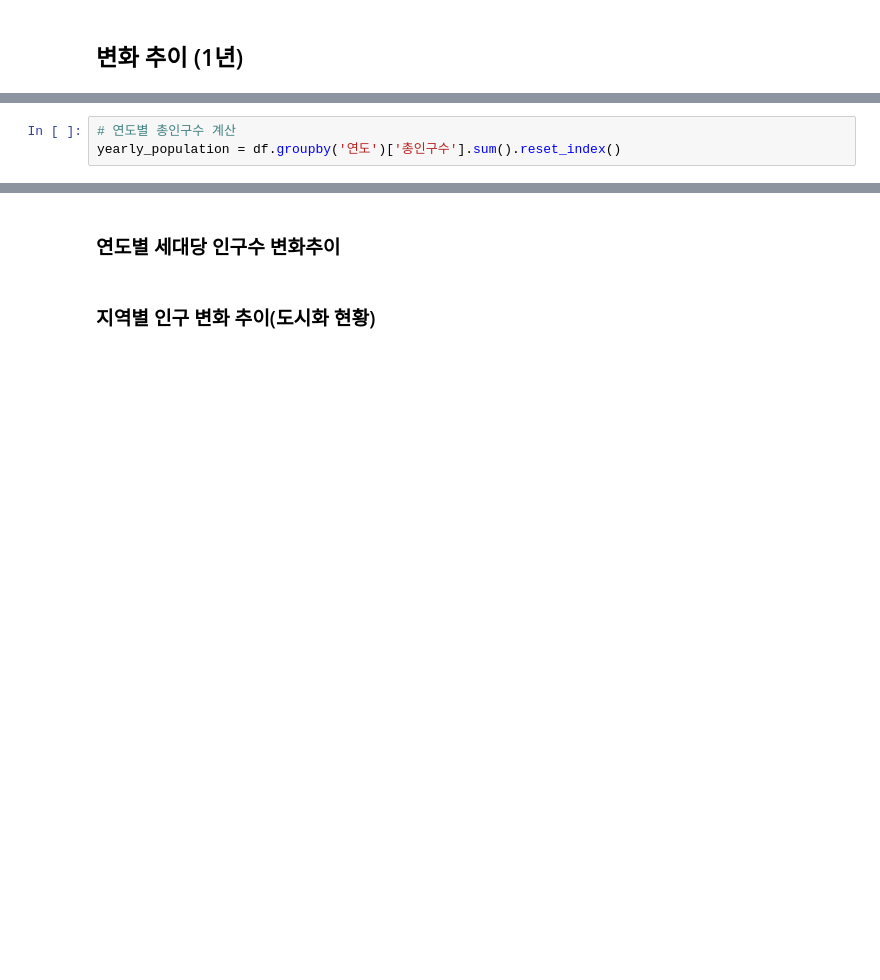
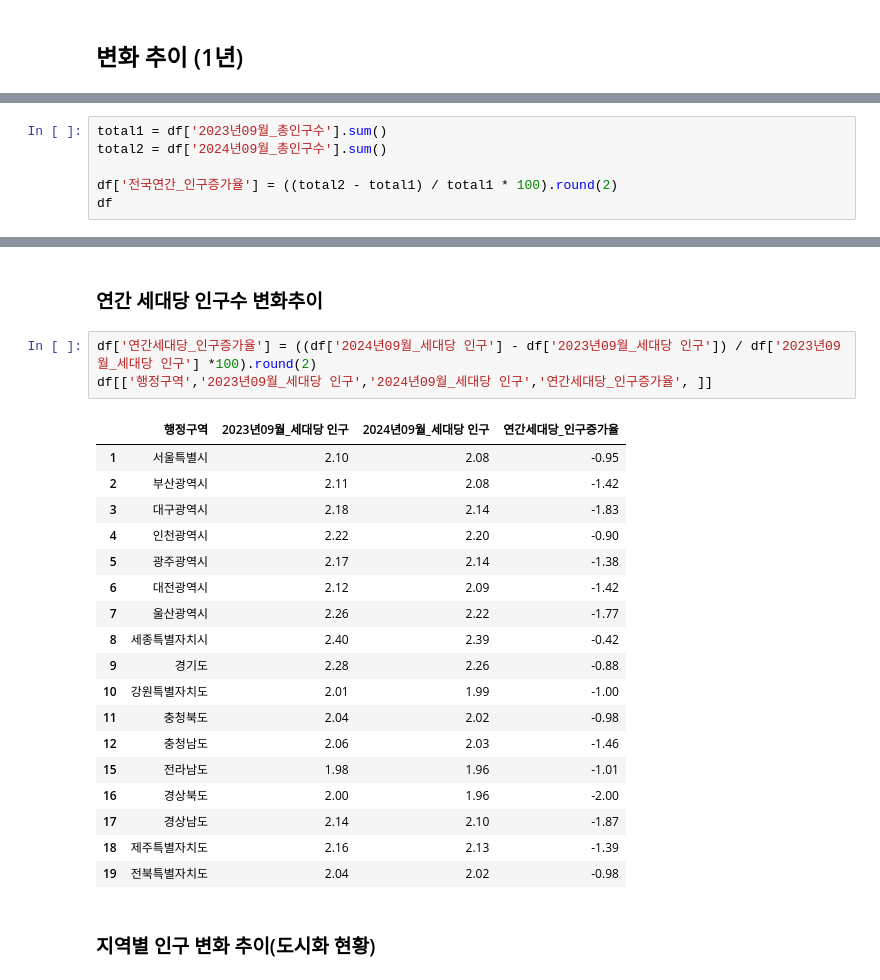
Before and after one commit to Kim-Yeonjoo/Kim-Yeonjoo, a Jupyter notebook: 25_파이썬데이터분석_실습_인구구조 데이터 분석.ipynb, the cells around one changed output, grey strips where cells are left out. Saved outputs shown, nothing was run; the diff lists cells and outputs as text; blank space fills up the shorter version.

```diff
--- a/25_파이썬데이터분석_실습_인구구조 데이터 분석.ipynb
+++ b/25_파이썬데이터분석_실습_인구구조 데이터 분석.ipynb
@@ -287,3 +287,6 @@ Name: 2024년09월_세대당 인구, dtype: float64
 # %%
-# 연도별 총인구수 계산
-yearly_population = df.groupby('연도')['총인구수'].sum().reset_index()
+total1 = df['2023년09월_총인구수'].sum()
+total2 = df['2024년09월_총인구수'].sum()
+
+df['전국연간_인구증가율'] = ((total2 - total1) / total1 * 100).round(2)
+df
@@ -290,4 +313,26 @@ yearly_population = df.groupby('연도')['총인구수'].sum().reset_index()
 # %% [markdown]
-### 연도별 세대당 인구수 변화추이
+### 연간 세대당 인구수 변화추이
+# %%
+df['연간세대당_인구증가율'] = ((df['2024년09월_세대당 인구'] - df['2023년09월_세대당 인구']) / df['2023년09월_세대당 인구'] *100).round(2)
+df[['행정구역','2023년09월_세대당 인구','2024년09월_세대당 인구','연간세대당_인구증가율', ]]
+# %% [output]
+|  | 행정구역 | 2023년09월_세대당 인구 | 2024년09월_세대당 인구 | 연간세대당_인구증가율 |
+| 1 | 서울특별시 | 2.10 | 2.08 | -0.95 |
+| 2 | 부산광역시 | 2.11 | 2.08 | -1.42 |
+| 3 | 대구광역시 | 2.18 | 2.14 | -1.83 |
+| 4 | 인천광역시 | 2.22 | 2.20 | -0.90 |
+| 5 | 광주광역시 | 2.17 | 2.14 | -1.38 |
+| 6 | 대전광역시 | 2.12 | 2.09 | -1.42 |
+| 7 | 울산광역시 | 2.26 | 2.22 | -1.77 |
+| 8 | 세종특별자치시 | 2.40 | 2.39 | -0.42 |
+| 9 | 경기도 | 2.28 | 2.26 | -0.88 |
+| 10 | 강원특별자치도 | 2.01 | 1.99 | -1.00 |
+| 11 | 충청북도 | 2.04 | 2.02 | -0.98 |
+| 12 | 충청남도 | 2.06 | 2.03 | -1.46 |
+| 15 | 전라남도 | 1.98 | 1.96 | -1.01 |
+| 16 | 경상북도 | 2.00 | 1.96 | -2.00 |
+| 17 | 경상남도 | 2.14 | 2.10 | -1.87 |
+| 18 | 제주특별자치도 | 2.16 | 2.13 | -1.39 |
+| 19 | 전북특별자치도 | 2.04 | 2.02 | -0.98 |
 # %% [markdown]
 ### 지역별 인구 변화 추이(도시화 현황)
```
Also changed, not shown: parts of 6 cells of this notebook.
